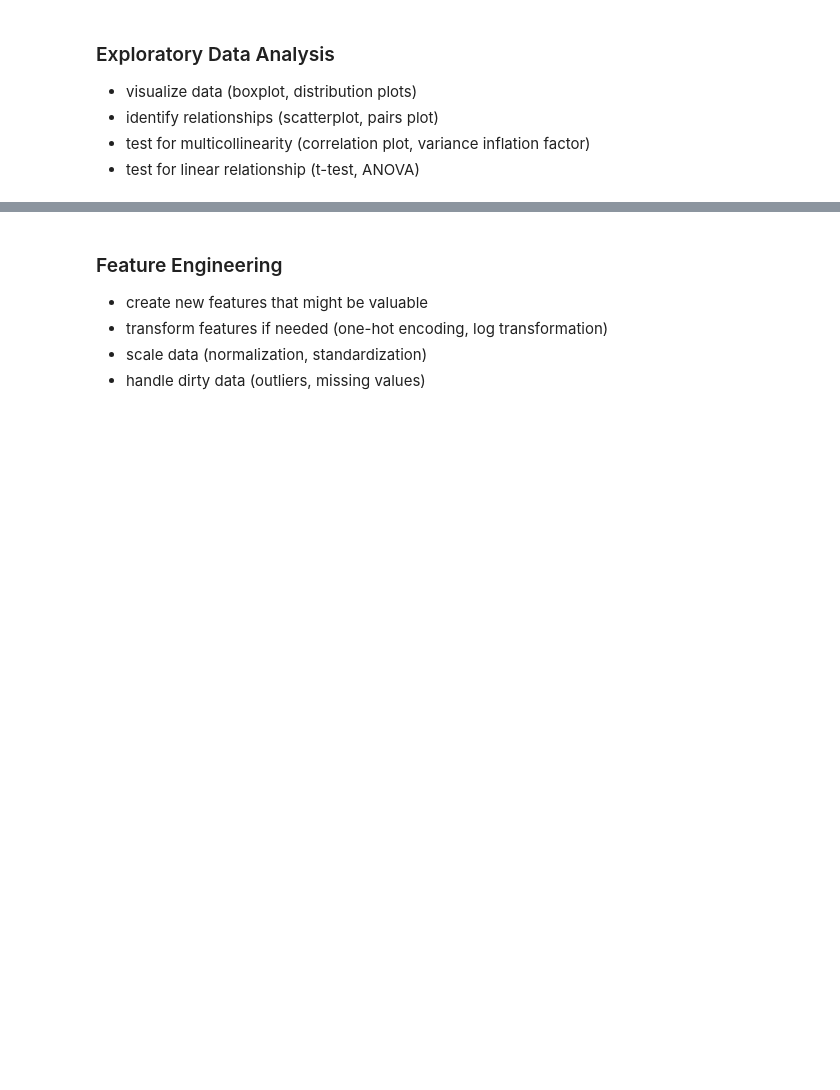
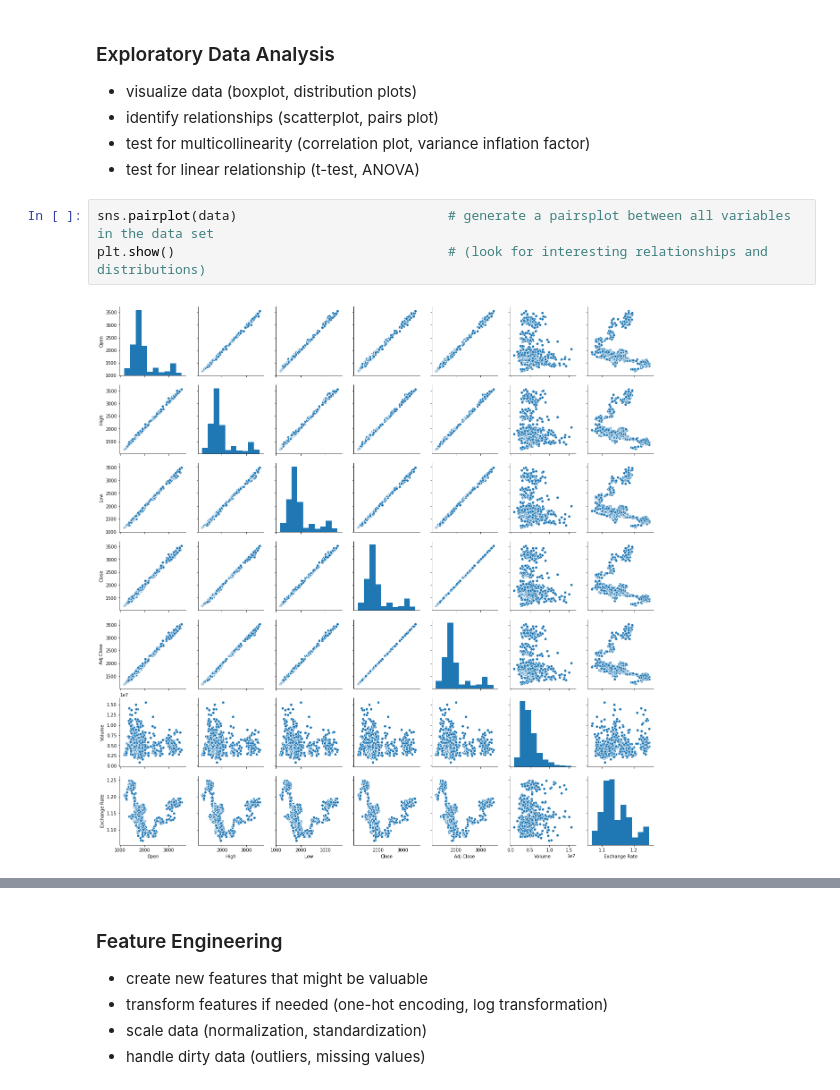
Before and after one commit to brandibeals/Data-Science-Fundamentals, a Jupyter notebook: Lesson 1 Linear Regression.ipynb, the cells around one changed output, grey strips where cells are left out. Saved outputs shown, nothing was run; the diff lists cells and outputs as text; blank space fills up the shorter version.

```diff
--- a/Lesson 1 Linear Regression.ipynb
+++ b/Lesson 1 Linear Regression.ipynb
@@ -124,3 +137,8 @@ data.head()                                                             # view t
 - identify relationships (scatterplot, pairs plot)
 - test for multicollinearity (correlation plot, variance inflation factor)
 - test for linear relationship (t-test, ANOVA)
+# %%
+sns.pairplot(data)                           # generate a pairsplot between all variables in the data set
+plt.show()                                   # (look for interesting relationships and distributions)
+# %% [output]
+[figure, added]
```
Also changed, not shown: parts of 9 cells of this notebook.
